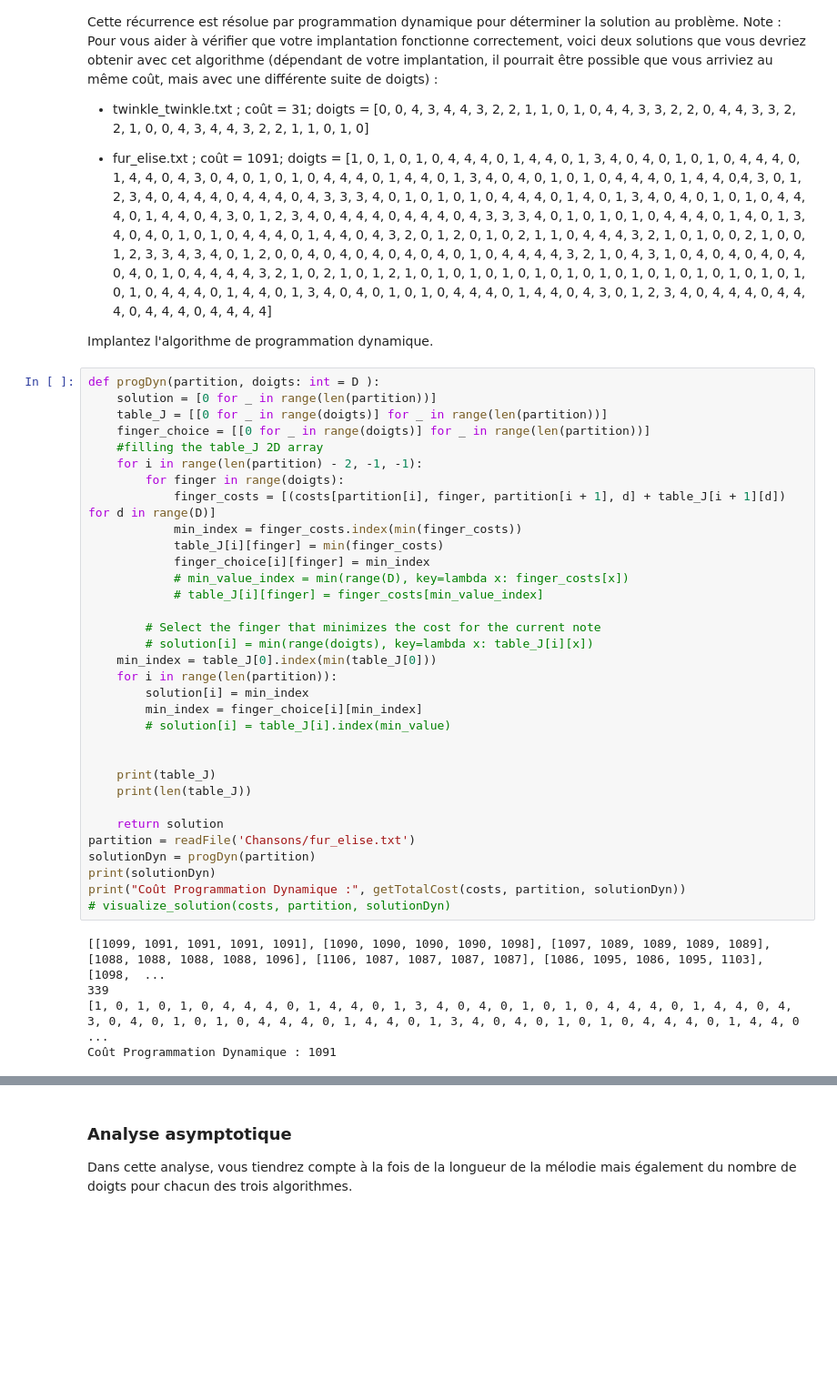
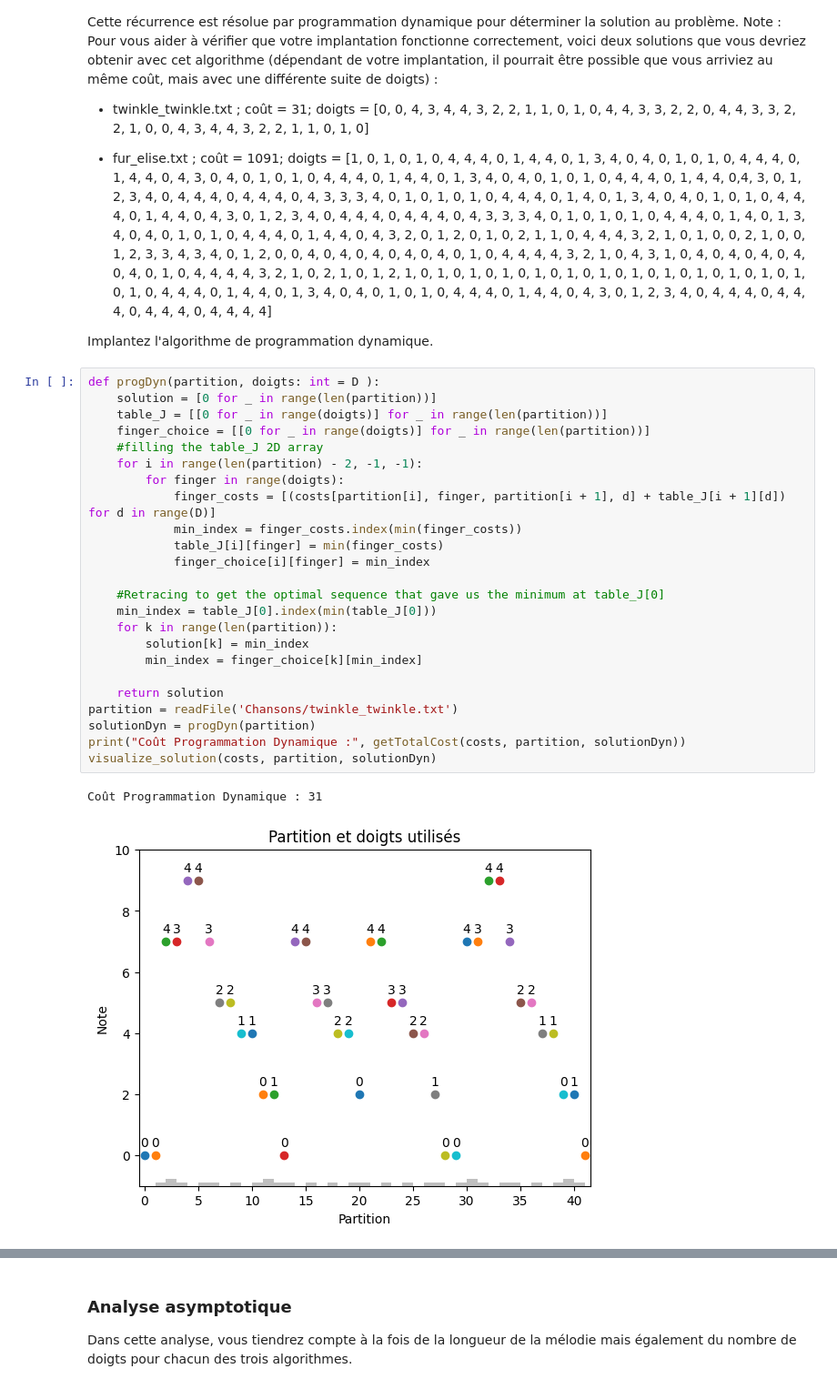
Before and after one commit to simden012/INF8775_Labs, a Jupyter notebook: TP2/TP2-H24.ipynb, the cells around one changed output, grey strips where cells are left out. Shown at 91% size. Drawn from its saved outputs; the diff is of its cells as text; blank space fills up the shorter version.

```diff
--- a/TP2/TP2-H24.ipynb
+++ b/TP2/TP2-H24.ipynb
@@ -368,38 +432,27 @@ Implantez l'algorithme de programmation dynamique.
 # %%
 def progDyn(partition, doigts: int = D ):
     solution = [0 for _ in range(len(partition))]
     table_J = [[0 for _ in range(doigts)] for _ in range(len(partition))]
     finger_choice = [[0 for _ in range(doigts)] for _ in range(len(partition))]
     #filling the table_J 2D array
     for i in range(len(partition) - 2, -1, -1):
         for finger in range(doigts):
             finger_costs = [(costs[partition[i], finger, partition[i + 1], d] + table_J[i + 1][d]) for d in range(D)]
             min_index = finger_costs.index(min(finger_costs))
             table_J[i][finger] = min(finger_costs)
             finger_choice[i][finger] = min_index
-            # min_value_index = min(range(D), key=lambda x: finger_costs[x])
-            # table_J[i][finger] = finger_costs[min_value_index]
 
-        # Select the finger that minimizes the cost for the current note
-        # solution[i] = min(range(doigts), key=lambda x: table_J[i][x])
+    #Retracing to get the optimal sequence that gave us the minimum at table_J[0]
     min_index = table_J[0].index(min(table_J[0]))
-    for i in range(len(partition)):
-        solution[i] = min_index
-        min_index = finger_choice[i][min_index]
-        # solution[i] = table_J[i].index(min_value)
-
-
-    print(table_J)
-    print(len(table_J))
+    for k in range(len(partition)):
+        solution[k] = min_index
+        min_index = finger_choice[k][min_index]
 
     return solution
-partition = readFile('Chansons/fur_elise.txt')
+partition = readFile('Chansons/twinkle_twinkle.txt')
 solutionDyn = progDyn(partition)
-print(solutionDyn)
 print("Coût Programmation Dynamique :", getTotalCost(costs, partition, solutionDyn))
-# visualize_solution(costs, partition, solutionDyn)
+visualize_solution(costs, partition, solutionDyn)
 # %% [output]
-[[1099, 1091, 1091, 1091, 1091], [1090, 1090, 1090, 1090, 1098], [1097, 1089, 1089, 1089, 1089], [1088, 1088, 1088, 1088, 1096], [1106, 1087, 1087, 1087, 1087], [1086, 1095, 1086, 1095, 1103], [1098,  ...
-339
-[1, 0, 1, 0, 1, 0, 4, 4, 4, 0, 1, 4, 4, 0, 1, 3, 4, 0, 4, 0, 1, 0, 1, 0, 4, 4, 4, 0, 1, 4, 4, 0, 4, 3, 0, 4, 0, 1, 0, 1, 0, 4, 4, 4, 0, 1, 4, 4, 0, 1, 3, 4, 0, 4, 0, 1, 0, 1, 0, 4, 4, 4, 0, 1, 4, 4, 0 ...
-Coût Programmation Dynamique : 1091
+Coût Programmation Dynamique : 31
+[figure, added]
```
Also changed, not shown: parts of 26 cells of this notebook.
